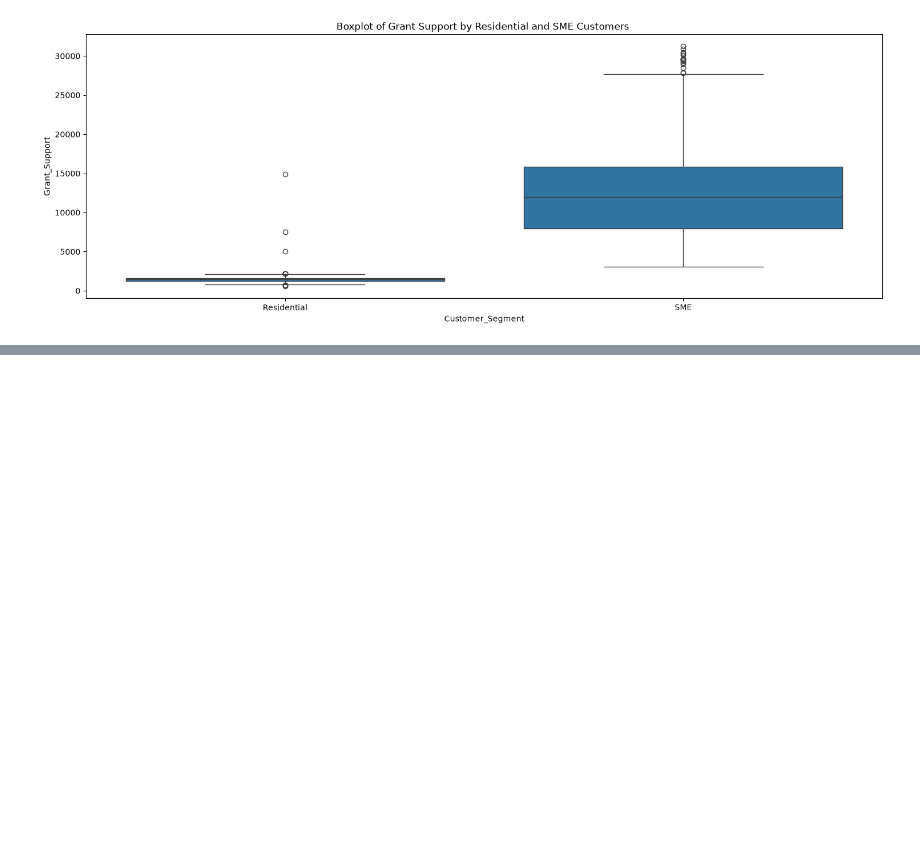
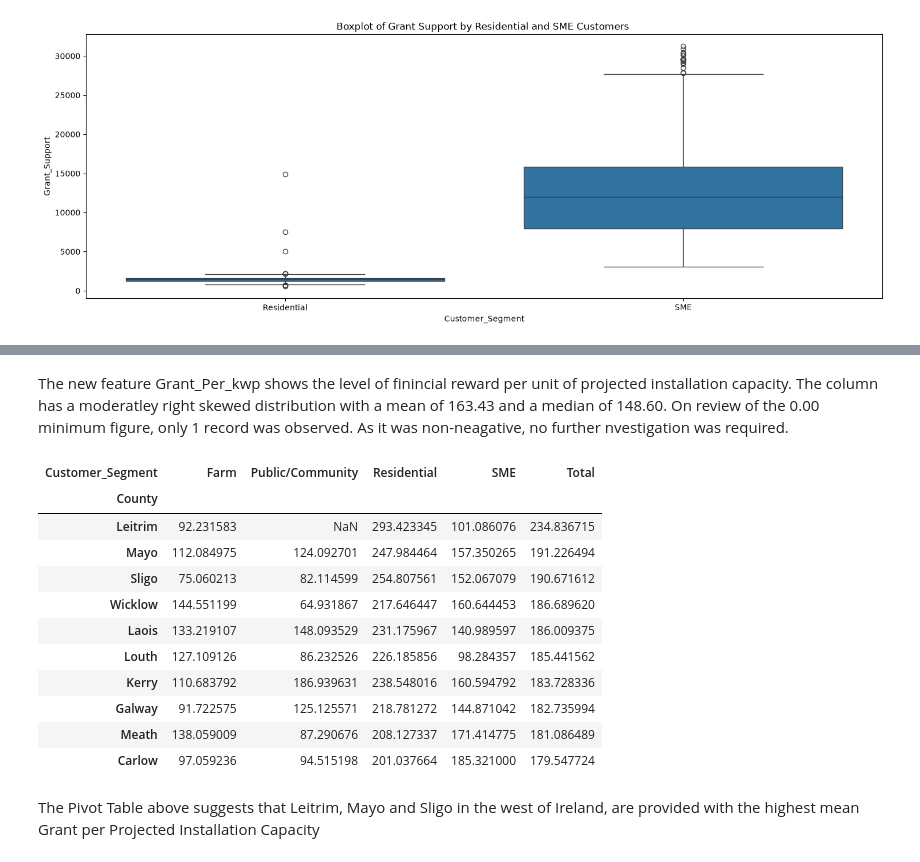
Before and after one commit to sba26096-CiaranLynch/IntegratedCA2, a Jupyter notebook: Integrated_CA_2.ipynb, the cells around one changed output, grey strips where cells are left out. Saved outputs shown, nothing was run; the diff lists cells and outputs as text; code cells hidden in the pictures; blank space fills up the shorter version.

```diff
--- a/Integrated_CA_2.ipynb
+++ b/Integrated_CA_2.ipynb
@@ -2878,0 +3010,35 @@ plt.show()
+# %% [markdown]
+The new feature Grant_Per_kwp shows the level of finincial reward per unit of projected installation capacity.  The column has a moderatley right skewed distribution with a mean of 163.43 and a median of 148.60.  On review of the 0.00 minimum figure, only 1 record was observed.  As it was non-neagative, no further nvestigation was required.
+# %%
+# create a pivot table
+pivot_Grant = pd.pivot_table (
+    df,
+    values="Grant_Per_kwp",
+    index="County",
+    columns="Customer_Segment",
+    aggfunc="mean",
+    margins=True,
+    margins_name="Total"
+)
+
+
+pivot_Grant = pivot_Grant.sort_values(
+                                    by = "Total",
+                                    ascending = False)
+
+pivot_Grant.head(10)
+# %% [output]
+| Customer_Segment | Farm | Public/Community | Residential | SME | Total |
+| County |  |  |  |  |  |
+| Leitrim | 92.231583 | NaN | 293.423345 | 101.086076 | 234.836715 |
+| Mayo | 112.084975 | 124.092701 | 247.984464 | 157.350265 | 191.226494 |
+| Sligo | 75.060213 | 82.114599 | 254.807561 | 152.067079 | 190.671612 |
+| Wicklow | 144.551199 | 64.931867 | 217.646447 | 160.644453 | 186.689620 |
+| Laois | 133.219107 | 148.093529 | 231.175967 | 140.989597 | 186.009375 |
+| Louth | 127.109126 | 86.232526 | 226.185856 | 98.284357 | 185.441562 |
+| Kerry | 110.683792 | 186.939631 | 238.548016 | 160.594792 | 183.728336 |
+| Galway | 91.722575 | 125.125571 | 218.781272 | 144.871042 | 182.735994 |
+| Meath | 138.059009 | 87.290676 | 208.127337 | 171.414775 | 181.086489 |
+| Carlow | 97.059236 | 94.515198 | 201.037664 | 185.321000 | 179.547724 |
+# %% [markdown]
+The Pivot Table above suggests that Leitrim, Mayo and Sligo in the west of Ireland, are provided with the highest mean Grant per Projected Installation Capacity
```
Also changed, not shown: parts of 40 cells of this notebook, 1 other file.
